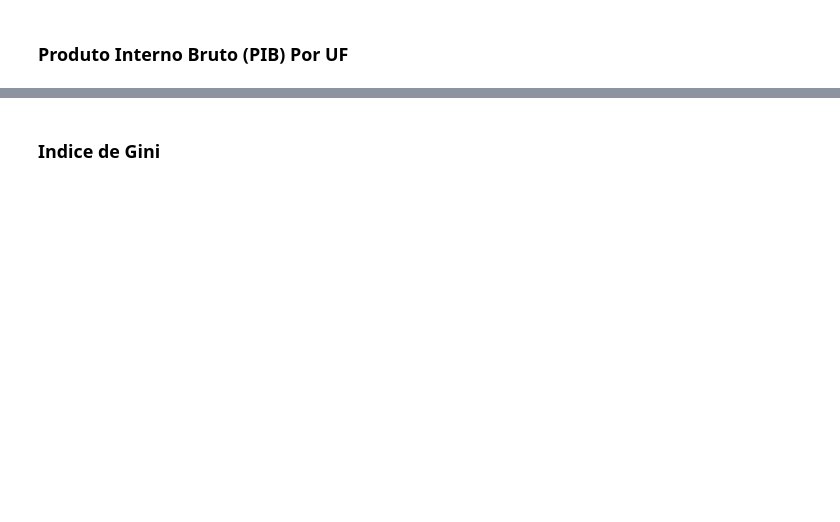
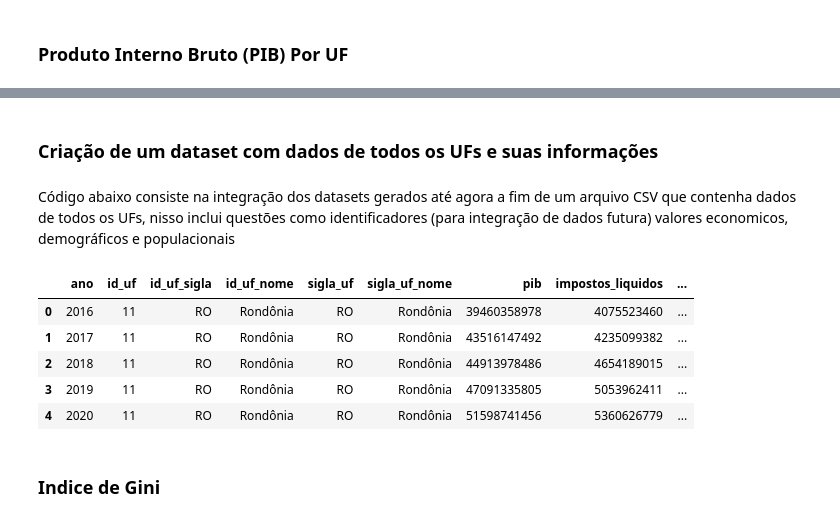
Before and after one commit to EstevaoAugusto/ZettaLab-2ed-Desafio-Ciencia-e-Governanca-de-Dados, a Jupyter notebook: notebooks/1_coleta_preparacao_dados.ipynb, the cells around one changed output, grey strips where cells are left out. Cells and saved outputs as stored; diff of their text form; code cells hidden in the pictures; blank space fills up the shorter version.

```diff
--- a/notebooks/1_coleta_preparacao_dados.ipynb
+++ b/notebooks/1_coleta_preparacao_dados.ipynb
@@ -231 +285,4 @@ df.head()
+# %%
+# Lendo o arquivo pip_por_municipio.csv
+df_pip_por_municipio = pd.read_csv(f"{RAW_DATA_DIRECTORY_PATH}/pip_por_municipio_original.csv")
 # %%
@@ -310,0 +297,14 @@ df_pip_por_uf.to_csv(f"{PROCESSED_DATA_DIRECTORY_PATH}/tamanho_populacional_uf.c
+# %%
+# Tratando dos dados a fim de gerar um arquivo CSV que contenha informaçoes sobre as populações de um municipio, seu pib, valor adicionado a servicos, etc
+pop_municipio = df_populacao_brasileira.groupby(['id_municipio', 'ano'])['populacao'].sum().reset_index()
+pop_municipio.rename(columns={'populacao': 'populacao_total'}, inplace=True)
+pop_municipio = pop_municipio.merge(df_pip_por_municipio, on=['id_municipio', 'ano'], how='inner')
+
+pop_municipio = pd.merge(pop_municipio, df_tamanho_municipios, left_on=["id_municipio"], right_on="CD_MUN", how="inner")
+
+# pop_municipio.drop("CD_MUN", axis=1, inplace=True)
+
+# pop_municipio.drop(columns={ 'ano_y' }, inplace=True)
+# pop_municipio.rename(columns={ 'ano_x': 'ano'}, inplace=True)
+# Arquivo CSV abaixo contem diversos dados de múnicipios
+pop_municipio.to_csv(f"{PROCESSED_DATA_DIRECTORY_PATH}/tamanho_populacional_mun.csv", index=False)
@@ -311 +323,29 @@ df_pip_por_uf.to_csv(f"{PROCESSED_DATA_DIRECTORY_PATH}/tamanho_populacional_uf.c
+# %% [markdown]
+### Criação de um dataset com dados de todos os UFs e suas informações
+# %% [markdown]
+Código abaixo consiste na integração dos datasets gerados até agora a fim de um arquivo CSV que contenha dados de todos os UFs, nisso inclui questões como identificadores (para integração de dados futura) valores economicos, demográficos e populacionais
+# %%
+# Lendo os arquivos CSV
+df_tamanho_uf = pd.read_csv(f"{PROCESSED_DATA_DIRECTORY_PATH}/tamanho_uf_2024.csv")
+df_tamanho_uf = df_tamanho_uf[["NM_UF_SIGLA", "AR_UF_2024"]]
+df_pip_por_uf = pd.read_csv(f"{RAW_DATA_DIRECTORY_PATH}/pip_por_uf_original.csv")
+# %%
+populacao_por_estado = pop_municipio.groupby('NM_UF_SIGLA', as_index=False)['populacao_total'].sum()
+populacao_por_estado.rename(columns={'populacao_total': 'populacao_estado'}, inplace=True)
+
+df_pip_por_uf = pd.merge(df_pip_por_uf, df_tamanho_uf, left_on="id_uf_sigla", right_on="NM_UF_SIGLA", how="left")
+df_pip_por_uf = pd.merge(df_pip_por_uf, populacao_por_estado, left_on="id_uf_sigla", right_on="NM_UF_SIGLA", how="inner")
+
+# Arquivo CSV abaixo contem diversos dados de UFs
+df_pip_por_uf.drop(columns = { 'NM_UF_SIGLA_x', 'NM_UF_SIGLA_y'}, inplace=True)
+df_pip_por_uf.to_csv(f"{PROCESSED_DATA_DIRECTORY_PATH}/tamanho_populacional_uf.csv", index=False)
+# %%
+df_pip_por_uf.head()
+# %% [output]
+|  | ano | id_uf | id_uf_sigla | id_uf_nome | sigla_uf | sigla_uf_nome | pib | impostos_liquidos | ... |
+| 0 | 2016 | 11 | RO | Rondônia | RO | Rondônia | 39460358978 | 4075523460 | ... |
+| 1 | 2017 | 11 | RO | Rondônia | RO | Rondônia | 43516147492 | 4235099382 | ... |
+| 2 | 2018 | 11 | RO | Rondônia | RO | Rondônia | 44913978486 | 4654189015 | ... |
+| 3 | 2019 | 11 | RO | Rondônia | RO | Rondônia | 47091335805 | 5053962411 | ... |
+| 4 | 2020 | 11 | RO | Rondônia | RO | Rondônia | 51598741456 | 5360626779 | ... |
 # %%
```
Also changed, not shown: parts of 35 cells of this notebook.
